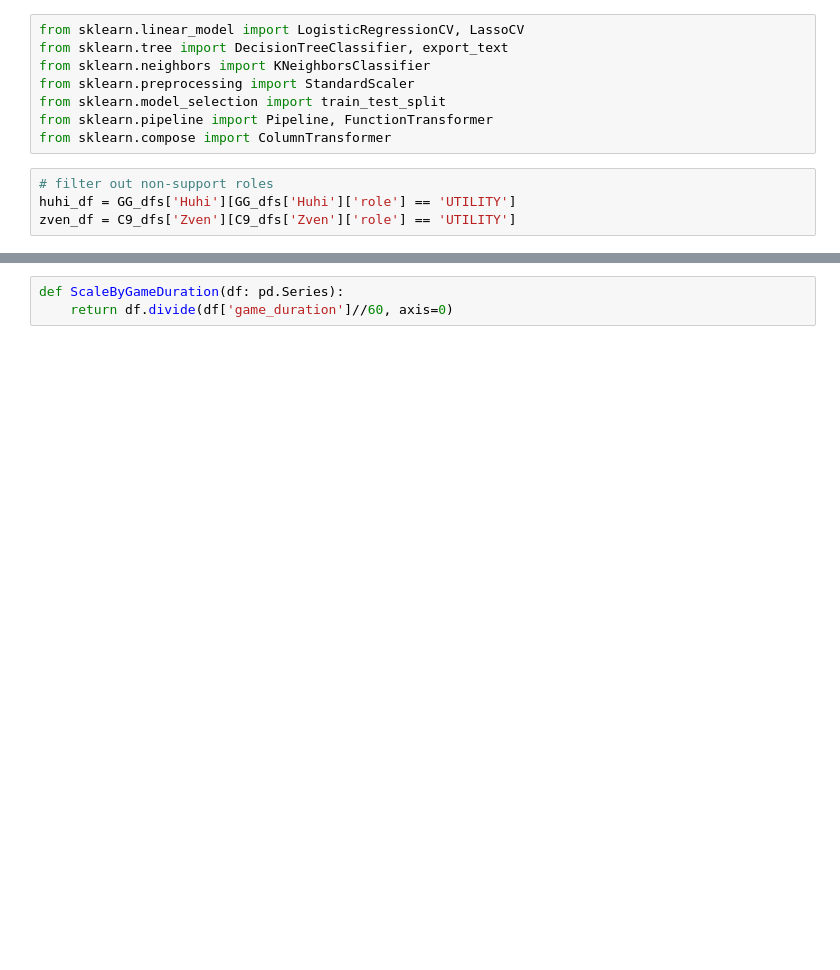
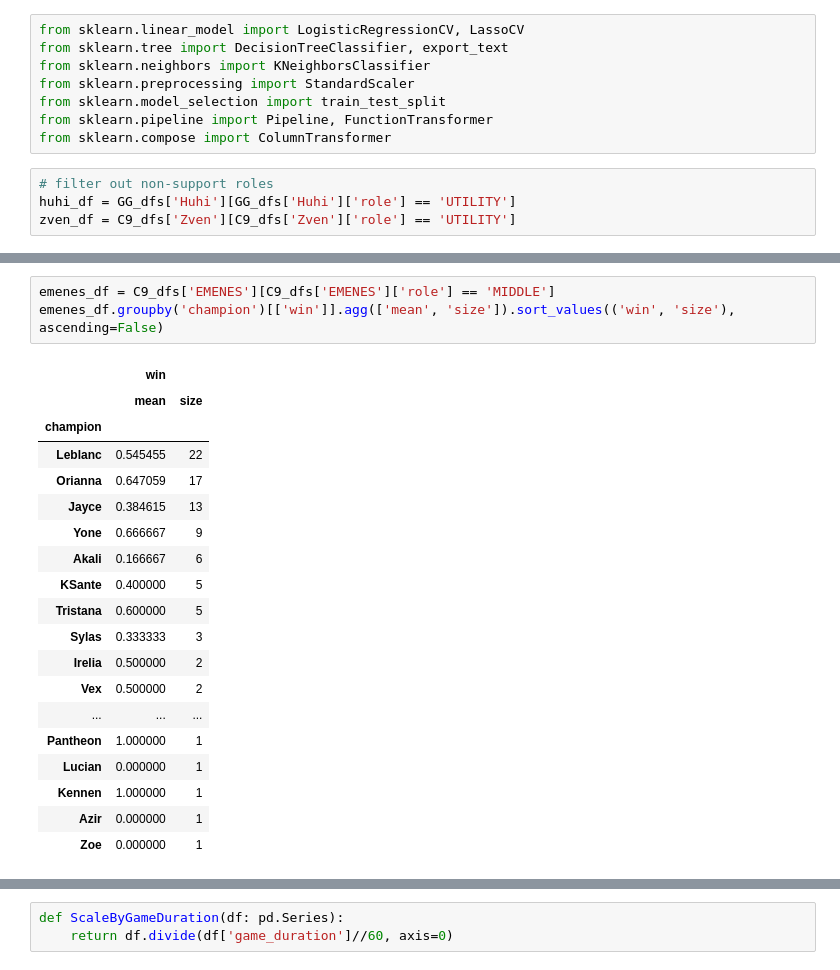
Before and after one commit to Ethan-Shapiro/EG-Rats-Analysis, a Jupyter notebook: DraftAnalysis.ipynb, the cells around one changed output, grey strips where cells are left out. Cells and saved outputs as stored; diff of their text form; blank space fills up the shorter version.

```diff
--- a/DraftAnalysis.ipynb
+++ b/DraftAnalysis.ipynb
@@ -100,0 +144,23 @@ zven_df = C9_dfs['Zven'][C9_dfs['Zven']['role'] == 'UTILITY']
+# %%
+emenes_df = C9_dfs['EMENES'][C9_dfs['EMENES']['role'] == 'MIDDLE']
+emenes_df.groupby('champion')[['win']].agg(['mean', 'size']).sort_values(('win', 'size'), ascending=False)
+# %% [output]
+|  | win |  |
+|  | mean | size |
+| champion |  |  |
+| Leblanc | 0.545455 | 22 |
+| Orianna | 0.647059 | 17 |
+| Jayce | 0.384615 | 13 |
+| Yone | 0.666667 | 9 |
+| Akali | 0.166667 | 6 |
+| KSante | 0.400000 | 5 |
+| Tristana | 0.600000 | 5 |
+| Sylas | 0.333333 | 3 |
+| Irelia | 0.500000 | 2 |
+| Vex | 0.500000 | 2 |
+| ... | ... | ... |
+| Pantheon | 1.000000 | 1 |
+| Lucian | 0.000000 | 1 |
+| Kennen | 1.000000 | 1 |
+| Azir | 0.000000 | 1 |
+| Zoe | 0.000000 | 1 |
```
Also changed, not shown: parts of 5 cells of this notebook, 1 other file.
